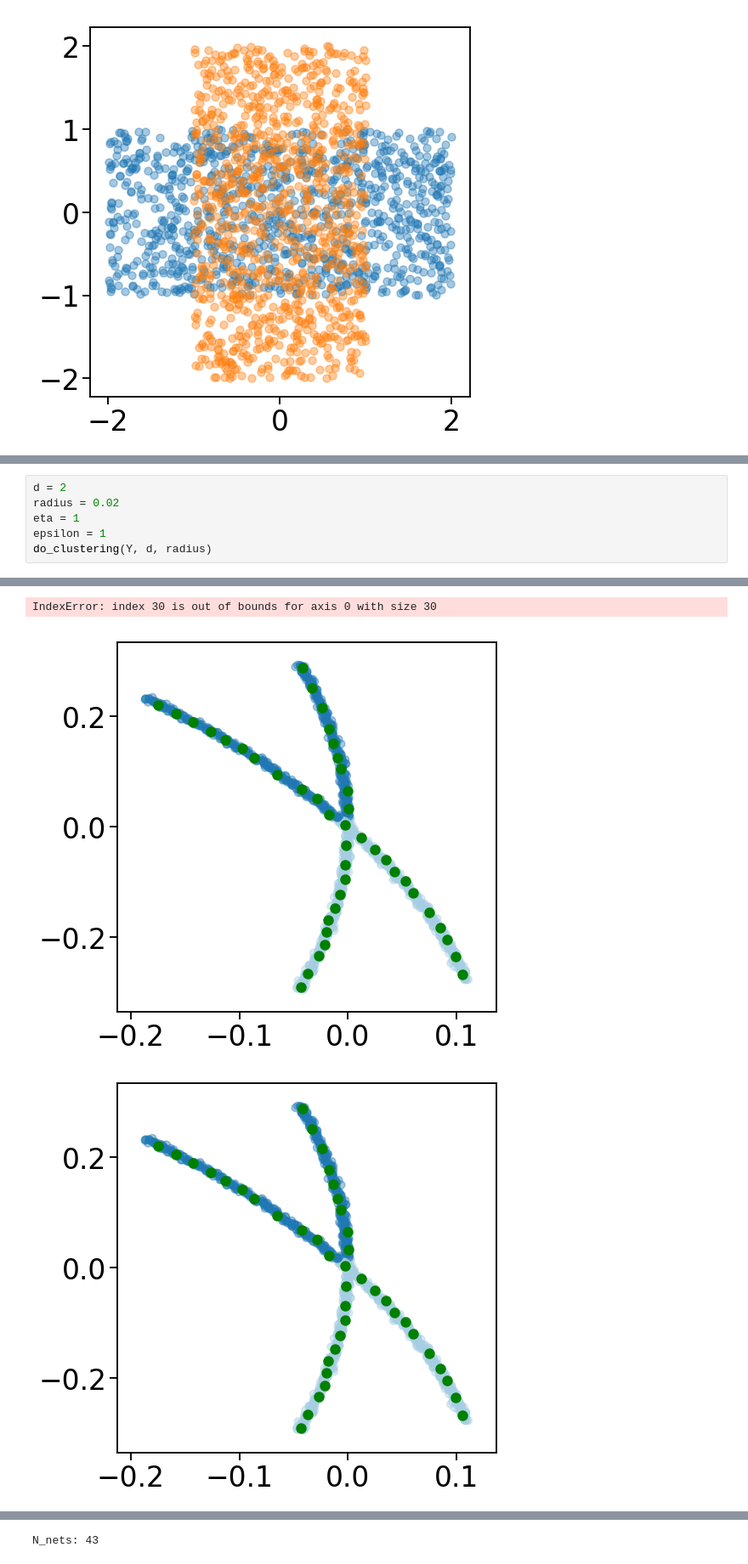
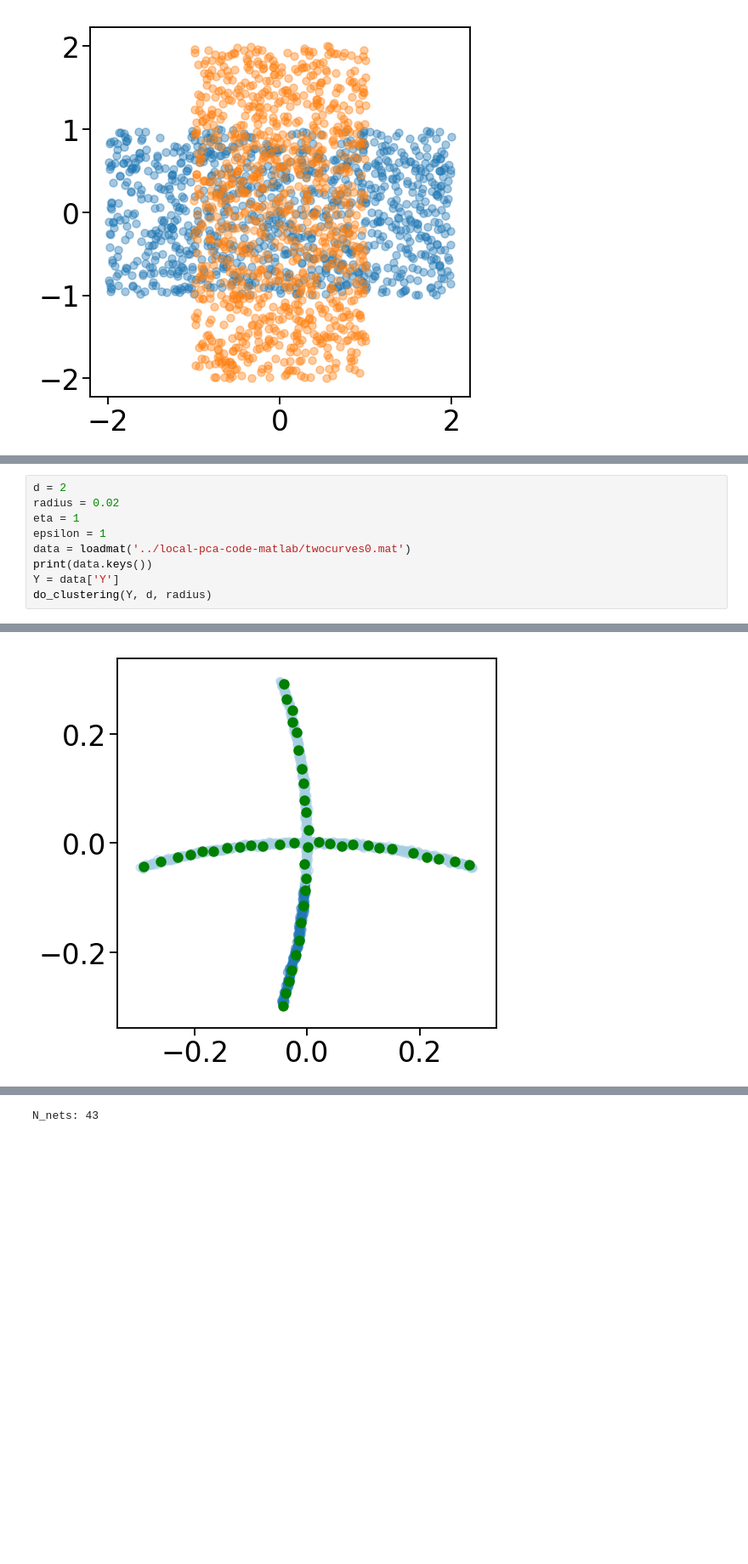
Before and after one commit to saketkc/EE-546-project, a Jupyter notebook: notebooks/04.local-PCA-spectralClustering.ipynb, the cells around one changed output, grey strips where cells are left out. Shown: that part at 85% size. Cells and saved outputs as stored; diff of their text form; blank space fills up the shorter version.

```diff
--- a/notebooks/04.local-PCA-spectralClustering.ipynb
+++ b/notebooks/04.local-PCA-spectralClustering.ipynb
@@ -158,5 +173,8 @@ d = 2
 radius = 0.02
 eta = 1
 epsilon = 1
+data = loadmat('../local-pca-code-matlab/twocurves0.mat')
+print(data.keys())
+Y = data['Y']
 do_clustering(Y, d, radius)
 # %% [output]
@@ -189,3 +187 @@ N_nets: 43
-IndexError: index 30 is out of bounds for axis 0 with size 30
-[figure, old version]
+[figure, new version]
-[figure, removed]
```
Also changed, not shown: parts of 8 cells of this notebook.
